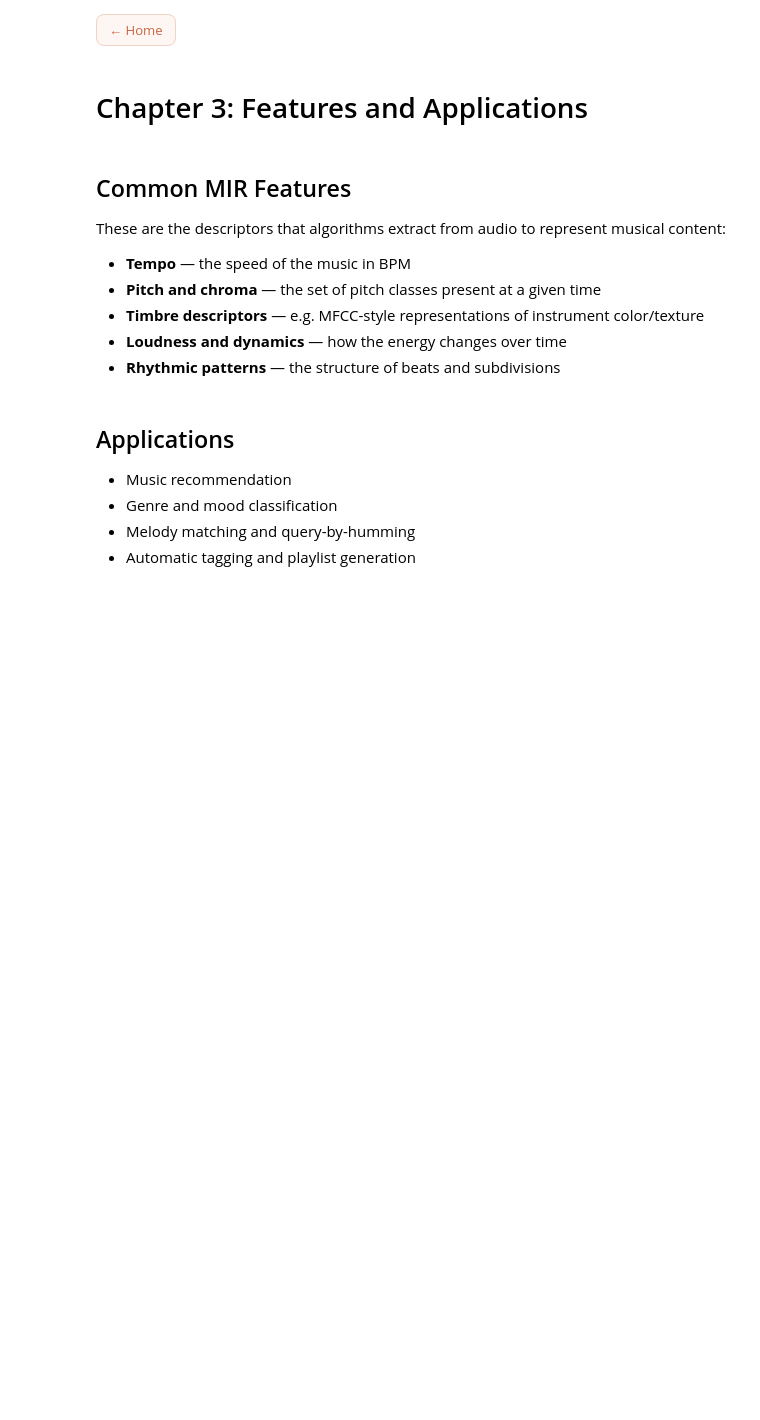
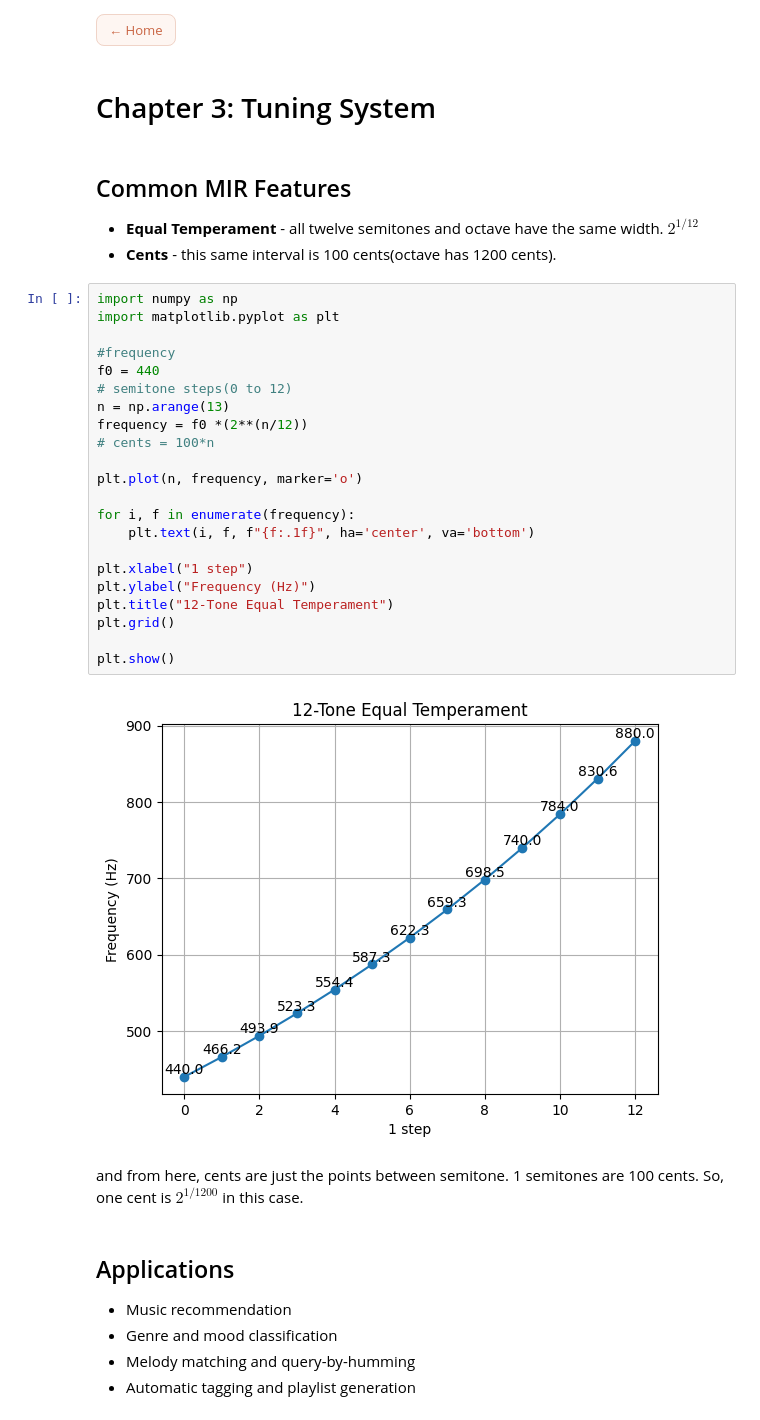
Before and after one commit to 0GhOsTO/MIRNoteByAndrew, a Jupyter notebook: chapter3.ipynb, the cells around one changed output. Saved outputs shown, nothing was run; the diff lists cells and outputs as text; blank space fills up the shorter version.

Commit message:
Learned numpy, matplotlib, semitone, and cent

```diff
--- a/chapter3.ipynb
+++ b/chapter3.ipynb
@@ -1,17 +1,38 @@
 # %% [markdown]
 <a href="https://0ghosto.github.io/MIRNoteByAndrew/" style="display:inline-flex;align-items:center;gap:6px;text-decoration:none;font-family:'Inter',sans-serif;font-size:0.82rem;font-weight:500;color:#c96442;background:#fef6f2;border:1px solid #f0d4c8;border-radius:8px;padding:6px 12px;margin-bottom:8px;">&#8592; Home</a>
 # %% [markdown]
-# Chapter 3: Features and Applications
+# Chapter 3: Tuning System
 # %% [markdown]
 ## Common MIR Features
 
-These are the descriptors that algorithms extract from audio to represent musical content:
-
-- **Tempo** — the speed of the music in BPM
-- **Pitch and chroma** — the set of pitch classes present at a given time
-- **Timbre descriptors** — e.g. MFCC-style representations of instrument color/texture
-- **Loudness and dynamics** — how the energy changes over time
-- **Rhythmic patterns** — the structure of beats and subdivisions
+- **Equal Temperament** - all twelve semitones and octave have the same width. $2^{1/12}$
+- **Cents** - this same interval is 100 cents(octave has 1200 cents).
+# %%
+import numpy as np
+import matplotlib.pyplot as plt
+
+#frequency
+f0 = 440
+# semitone steps(0 to 12)
+n = np.arange(13)
+frequency = f0 *(2**(n/12))
+# cents = 100*n
+
+plt.plot(n, frequency, marker='o')
+
+for i, f in enumerate(frequency):
+    plt.text(i, f, f"{f:.1f}", ha='center', va='bottom')
+
+plt.xlabel("1 step")
+plt.ylabel("Frequency (Hz)")
+plt.title("12-Tone Equal Temperament")
+plt.grid()
+
+plt.show()
+# %% [output]
+[figure, added]
+# %% [markdown]
+and from here, cents are just the points between semitone. 1 semitones are 100 cents. So, one cent is $2^{1/1200}$ in this case.
 # %% [markdown]
 ## Applications
 
```
Also changed, not shown: parts of 1 cell of this notebook, 2 other files.
